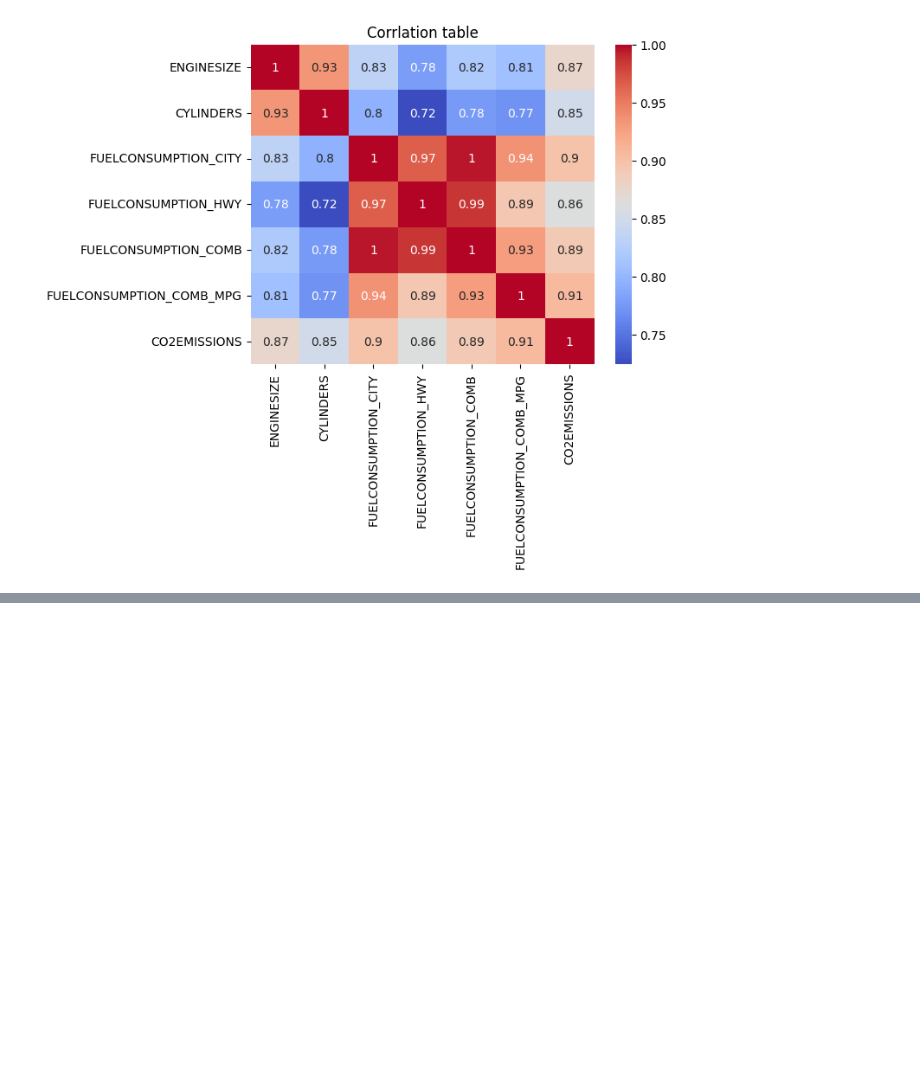
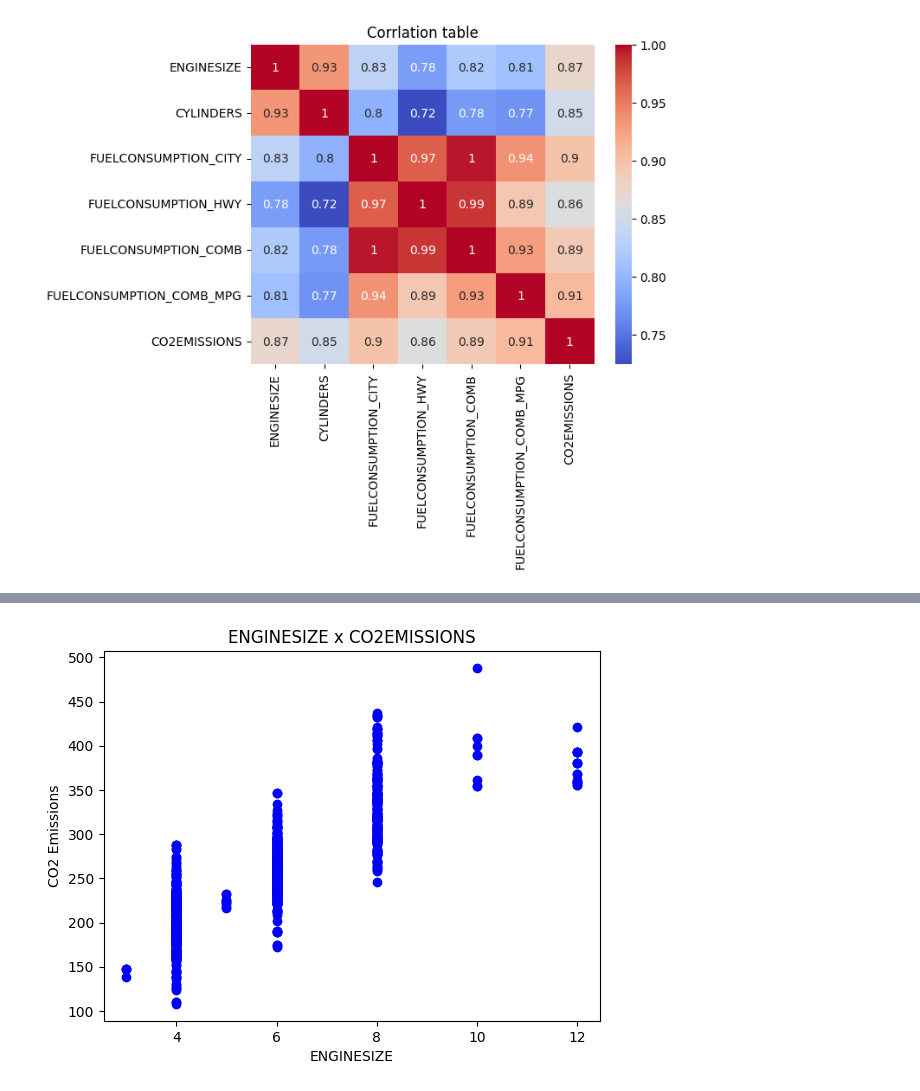
Before and after one commit to Omar-oymk/ibm_ml_course_labs, a Jupyter notebook: MultipleLinearRegression/Multiple-Linear-Regression.ipynb, the cells around one changed output, grey strips where cells are left out. Drawn from its saved outputs; the diff is of its cells as text; code cells hidden in the pictures; blank space fills up the shorter version.

```diff
--- a/MultipleLinearRegression/Multiple-Linear-Regression.ipynb
+++ b/MultipleLinearRegression/Multiple-Linear-Regression.ipynb
@@ -96,6 +96,8 @@ plt.show()
 # %%
-plt.scatter(df["ENGINESIZE"], y, color = "blue")
+plt.scatter(X.iloc[:, 1], y, color = "blue")
 plt.title("ENGINESIZE x CO2EMISSIONS")
 plt.xlabel("ENGINESIZE")
 plt.ylabel("CO2 Emissions")
 plt.show()
+# %% [output]
+[figure, added]
```
Also changed, not shown: parts of 7 cells of this notebook.
